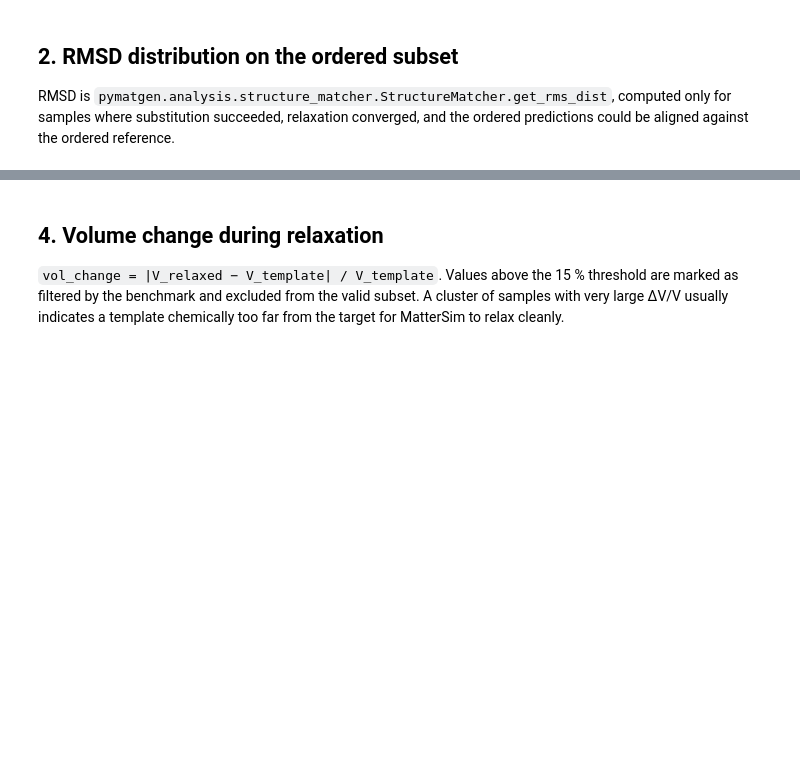
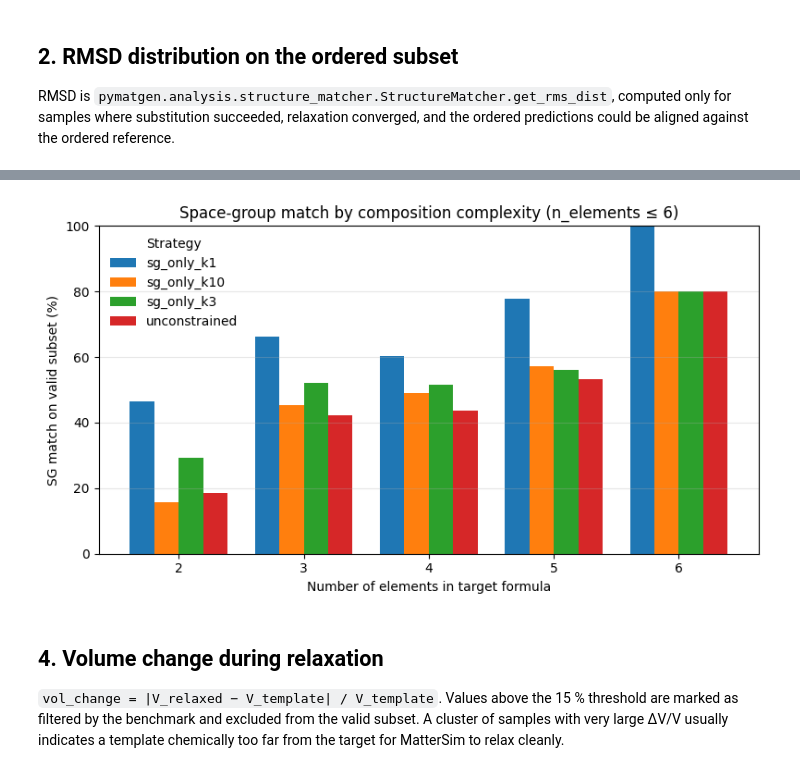
Before and after one commit to yjwu-sci/csp-workflow-mp, a Jupyter notebook: notebooks/02_visualise_predictions.ipynb, the cells around one changed output, grey strips where cells are left out. Saved outputs shown, nothing was run; the diff lists cells and outputs as text; code cells hidden in the pictures; blank space fills up the shorter version.

```diff
--- a/notebooks/02_visualise_predictions.ipynb
+++ b/notebooks/02_visualise_predictions.ipynb
@@ -69,7 +108,15 @@ Higher-arity formulas are harder: the template pool gets sparser and the substit
 # %%
 # Valid subset only — the same denominator used by the paper's Table 3.
 valid = df[df['sub_success'] & df['relax_converged'] & (df['vol_change'] < 0.15)]
-by_n = (valid.groupby(['n_elements', 'strategy'])['sg_match']
-             .mean().mul(100).round(1)
-             .unstack('strategy'))
-by_n
+
+# SG match (%) per (n_elements, strategy)
+sg_by_n = (valid.groupby(['n_elements', 'strategy'])['sg_match']
+                .mean().mul(100).round(1)
+                .unstack('strategy'))
+# Valid sample count per (n_elements, strategy) — small n makes % noisy
+n_by_n  = valid.groupby(['n_elements', 'strategy']).size().unstack('strategy').fillna(0).astype(int)
+
+print('SG match on valid subset (%):')
+print(sg_by_n)
+print('\nValid sample count per bin:')
+print(n_by_n)
@@ -76,15 +143,22 @@ by_n
 # %%
+# Chart the bins that carry enough valid samples to be meaningful.
+# The n=7 bin has only a handful of valid predictions (see n_by_n above)
+# so its percentages are noisy — skip it in the bar chart.
+by_n_plot = sg_by_n.loc[sg_by_n.index <= 6]
+
 fig, ax = plt.subplots(figsize=(8, 4.5))
-by_n.plot(kind='bar', ax=ax, width=0.78)
+by_n_plot.plot(kind='bar', ax=ax, width=0.78)
 ax.set_xlabel('Number of elements in target formula')
 ax.set_ylabel('SG match on valid subset (%)')
-ax.set_title('Space-group match by composition complexity')
+ax.set_title('Space-group match by composition complexity (n_elements ≤ 6)')
 ax.set_ylim(0, 100)
 ax.grid(axis='y', alpha=0.3)
 ax.legend(title='Strategy', frameon=False)
 plt.xticks(rotation=0)
 plt.tight_layout()
 plt.show()
+# %% [output]
+[figure, added]
 # %% [markdown]
 ## 4. Volume change during relaxation
 
```
Also changed, not shown: parts of 10 cells of this notebook, 9 other files.
